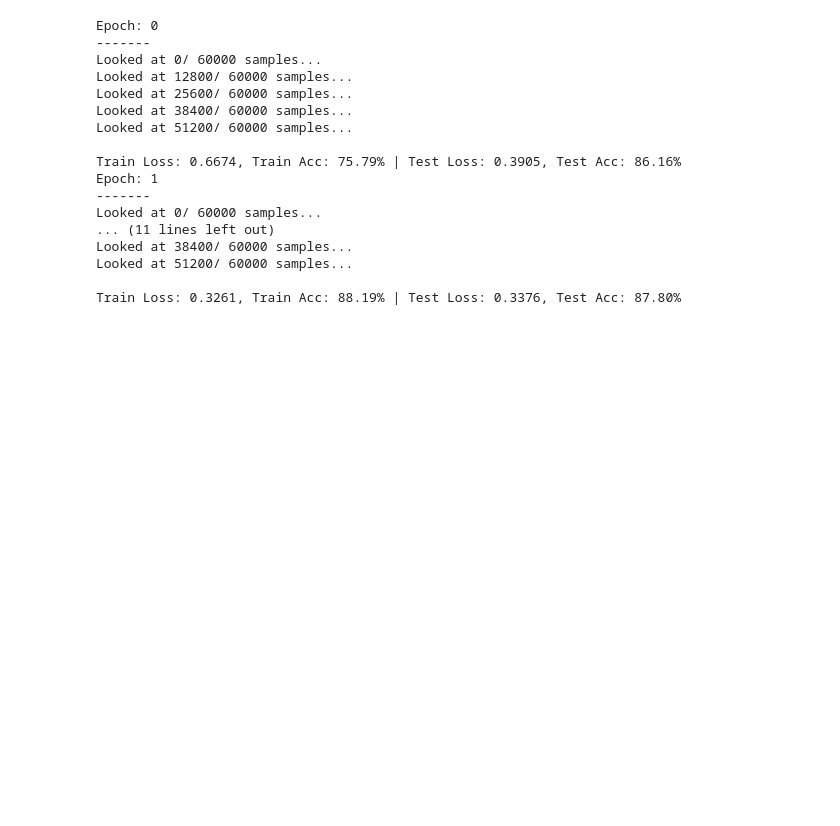
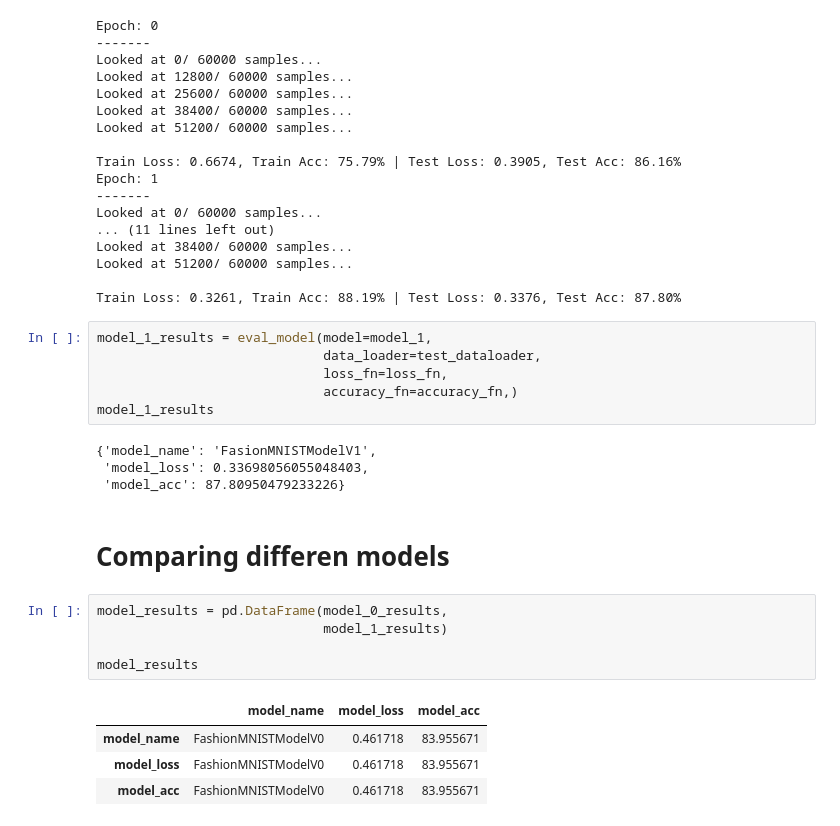
Before and after one commit to KavinKohli/Deep-Learning-PyTorch, a Jupyter notebook: 03_pytorch_computer_vision/03_computer_vision.ipynb, the cells around one changed output. Saved outputs shown, nothing was run; the diff lists cells and outputs as text; blank space fills up the shorter version.

Commit message:
evaluating both the models

```diff
--- a/03_pytorch_computer_vision/03_computer_vision.ipynb
+++ b/03_pytorch_computer_vision/03_computer_vision.ipynb
@@ -617,3 +617,25 @@ Looked at 38400/ 60000 samples...
 Looked at 51200/ 60000 samples...
 
 Train Loss: 0.3261, Train Acc: 88.19% | Test Loss: 0.3376, Test Acc: 87.80%
+# %%
+model_1_results = eval_model(model=model_1,
+                             data_loader=test_dataloader,
+                             loss_fn=loss_fn,
+                             accuracy_fn=accuracy_fn,)
+model_1_results
+# %% [output]
+{'model_name': 'FasionMNISTModelV1',
+ 'model_loss': 0.33698056055048403,
+ 'model_acc': 87.80950479233226}
+# %% [markdown]
+# Comparing differen models
+# %%
+model_results = pd.DataFrame(model_0_results,
+                             model_1_results)
+
+model_results
+# %% [output]
+|  | model_name | model_loss | model_acc |
+| model_name | FashionMNISTModelV0 | 0.461718 | 83.955671 |
+| model_loss | FashionMNISTModelV0 | 0.461718 | 83.955671 |
+| model_acc | FashionMNISTModelV0 | 0.461718 | 83.955671 |
```
